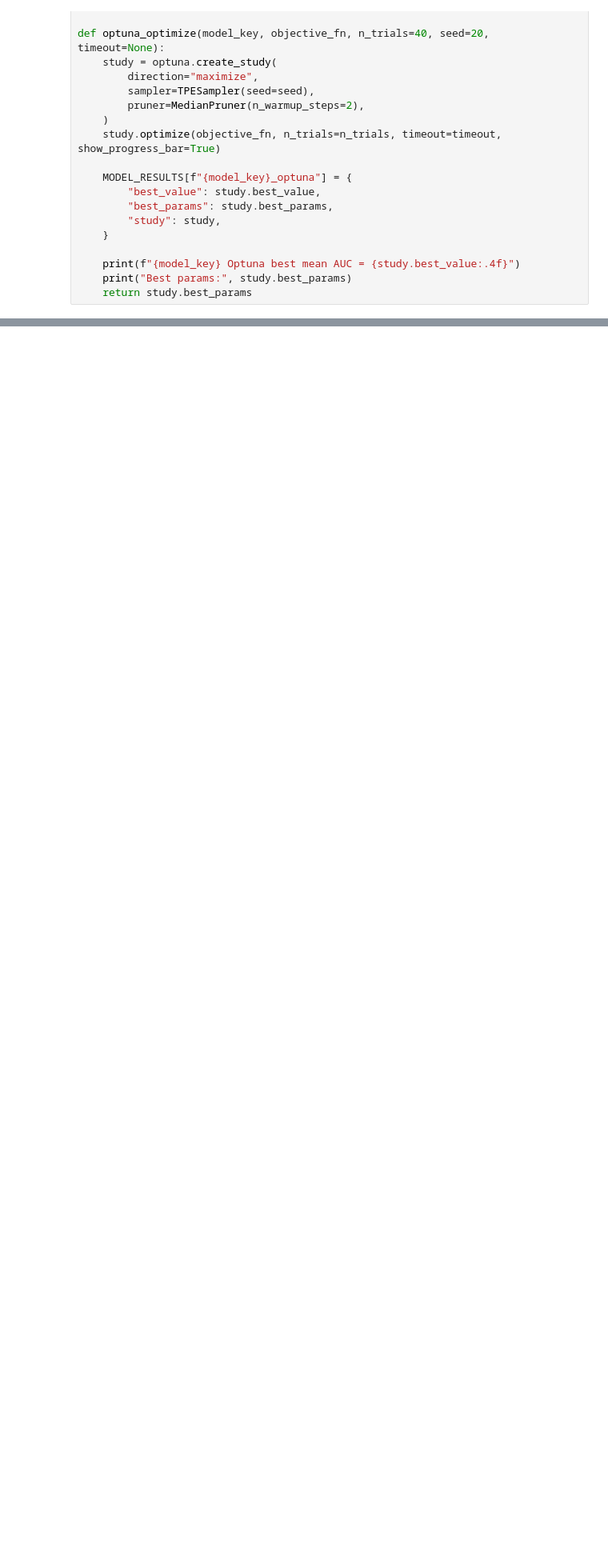
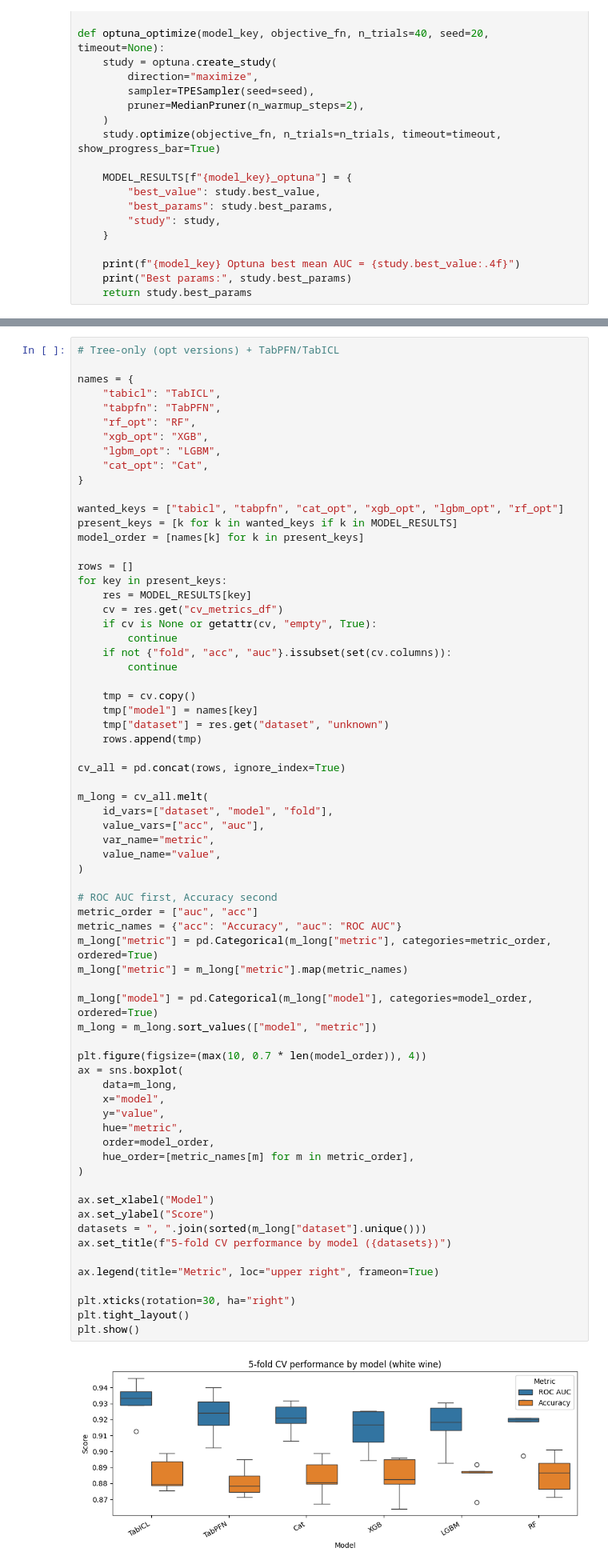
Before and after one commit to ruokokoski/tab-fm, a Jupyter notebook: tab_fms_vs_trees_wine_quality.ipynb, the cells around one changed output, grey strips where cells are left out. Shown at 80% size. Drawn from its saved outputs; the diff is of its cells as text; blank space fills up the shorter version.

Commit message:
Optimize Random Forest and add plot for model metrics

```diff
--- a/tab_fms_vs_trees_wine_quality.ipynb
+++ b/tab_fms_vs_trees_wine_quality.ipynb
@@ -1121,0 +1122,70 @@ plt.show()
+# %%
+# Tree-only (opt versions) + TabPFN/TabICL
+
+names = {
+    "tabicl": "TabICL",
+    "tabpfn": "TabPFN",
+    "rf_opt": "RF",
+    "xgb_opt": "XGB",
+    "lgbm_opt": "LGBM",
+    "cat_opt": "Cat",
+}
+
+wanted_keys = ["tabicl", "tabpfn", "cat_opt", "xgb_opt", "lgbm_opt", "rf_opt"]
+present_keys = [k for k in wanted_keys if k in MODEL_RESULTS]
+model_order = [names[k] for k in present_keys]
+
+rows = []
+for key in present_keys:
+    res = MODEL_RESULTS[key]
+    cv = res.get("cv_metrics_df")
+    if cv is None or getattr(cv, "empty", True):
+        continue
+    if not {"fold", "acc", "auc"}.issubset(set(cv.columns)):
+        continue
+
+    tmp = cv.copy()
+    tmp["model"] = names[key]
+    tmp["dataset"] = res.get("dataset", "unknown")
+    rows.append(tmp)
+
+cv_all = pd.concat(rows, ignore_index=True)
+
+m_long = cv_all.melt(
+    id_vars=["dataset", "model", "fold"],
+    value_vars=["acc", "auc"],
+    var_name="metric",
+    value_name="value",
+)
+
+# ROC AUC first, Accuracy second
+metric_order = ["auc", "acc"]
+metric_names = {"acc": "Accuracy", "auc": "ROC AUC"}
+m_long["metric"] = pd.Categorical(m_long["metric"], categories=metric_order, ordered=True)
+m_long["metric"] = m_long["metric"].map(metric_names)
+
+m_long["model"] = pd.Categorical(m_long["model"], categories=model_order, ordered=True)
+m_long = m_long.sort_values(["model", "metric"])
+
+plt.figure(figsize=(max(10, 0.7 * len(model_order)), 4))
+ax = sns.boxplot(
+    data=m_long,
+    x="model",
+    y="value",
+    hue="metric",
+    order=model_order,
+    hue_order=[metric_names[m] for m in metric_order],
+)
+
+ax.set_xlabel("Model")
+ax.set_ylabel("Score")
+datasets = ", ".join(sorted(m_long["dataset"].unique()))
+ax.set_title(f"5-fold CV performance by model ({datasets})")
+
+ax.legend(title="Metric", loc="upper right", frameon=True)
+
+plt.xticks(rotation=30, ha="right")
+plt.tight_layout()
+plt.show()
+# %% [output]
+[figure, added]
```
Also changed, not shown: parts of 19 cells of this notebook, 3 other files.
